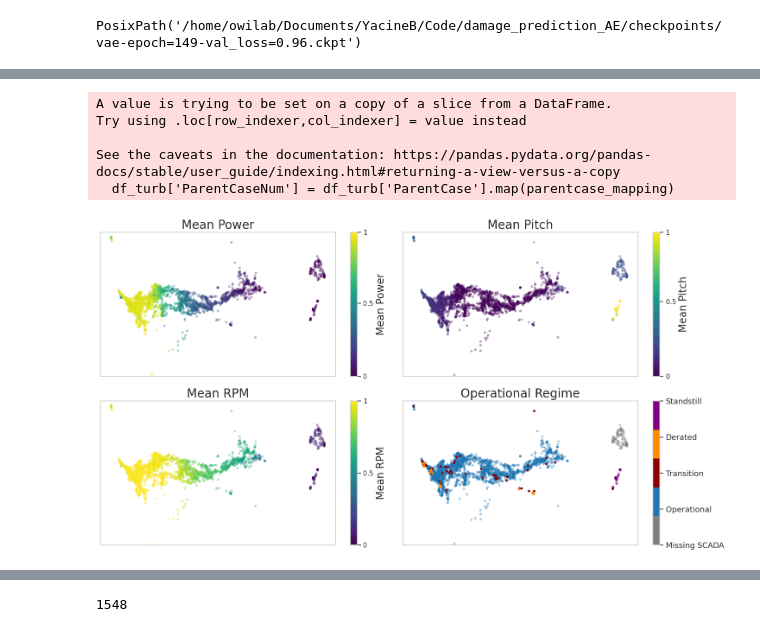
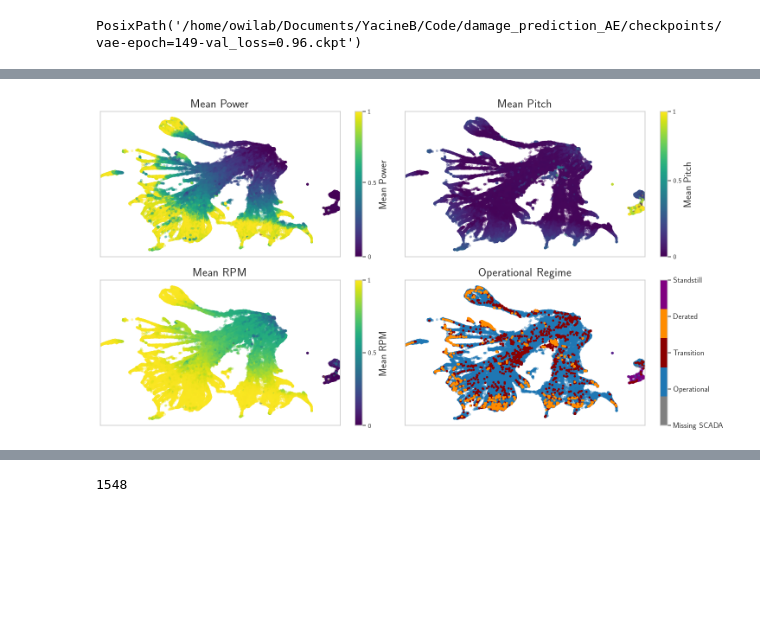
Before and after one commit to YacineBelHadj/damage_prediction_AE, a Jupyter notebook: src/model/vae_multi_sensor.ipynb, the cells around one changed output, grey strips where cells are left out. Drawn from its saved outputs; the diff is of its cells as text; code cells hidden in the pictures; blank space fills up the shorter version.

```diff
--- a/src/model/vae_multi_sensor.ipynb
+++ b/src/model/vae_multi_sensor.ipynb
@@ -233 +221,4 @@ Already set
+# %%
+best_ae_path = Path('/home/owilab/Documents/YacineB/Code/damage_prediction_AE/checkpoints/vae-epoch=26-val_loss=0.74-v4.ckpt')
+model_ae =TrainingMultiHeadAE.load_from_checkpoint(best_ae_path)
 # %%
@@ -292,7 +361,8 @@ for batch in data_loader_dem.all_dataloader():
                             'mean_rpm':batch['mean_rpm'].cpu().numpy(),
                             'caseID':batch['caseID'],
                             'embedding':[e.cpu().numpy() for e in mu],
-                            'turbine_name':batch['turbine_name']})
+                            'turbine_name':batch['turbine_name'],
+                            'timestamp':batch['timestamp']})
     dfs.append(df_temp)
 df = pd.concat(dfs)
 # %%
@@ -316,16 +393,6 @@ from matplotlib.colors import ListedColormap, BoundaryNorm
 import seaborn as sns
 sns.set(style="whitegrid")
 
-# Assuming df is your DataFrame and it now contains 'ParentCase' column
-
-# 1. Encode ParentCase as numeric labels
-label_encoder = LabelEncoder()
-df['ParentCase_encoded'] = label_encoder.fit_transform(df['ParentCase'])
-
-# Retrieve the mapping of encoded labels to original ParentCase labels
-encoded_labels = df['ParentCase_encoded'].unique()
-original_labels = label_encoder.inverse_transform(encoded_labels)
-label_mapping = dict(zip(encoded_labels, original_labels))
 
 # 2. Combine all embeddings into a numpy array for turbine_name == 28
 
@@ -374,10 +422,0 @@ df
-# %%
-import matplotlib.pyplot as plt
-import matplotlib
-
-matplotlib.rcParams.update(matplotlib.rcParamsDefault)
-matplotlib.rc('text', usetex=True)
-matplotlib.rcParams['font.family'] = 'DejaVu Sans'
-matplotlib.rcParams['font.size'] = 13
-matplotlib.rcParams['axes.linewidth'] = 2
-matplotlib.rcParams['axes.unicode_minus'] = False
@@ -532,9 +426,7 @@ import matplotlib.cm as cm
 
 # Plot the t-SNE projection with color bars for each plot
 fig, ax = plt.subplots(nrows=2, ncols=2, figsize=(15, 8))
-
-df_turb = df[df['turbine_name'] ==8]
-# Mean Power plot
+df_turb = df
 norm1 = Normalize(vmin=df_turb.mean_power.min(), vmax=df_turb.mean_power.max())
 sc1 = ax[0, 0].scatter(
     df_turb['x'], df_turb['y'],
@@ -543,7 +435,8 @@ sc1 = ax[0, 0].scatter(
     s=10, alpha=.3
 )
 ax[0, 0].set_title('Mean Power',fontsize=20)
-ax[0,0].set_ylim([0,8])
+#
+#ax[0,0].set_ylim([0,8])
 sm1 = cm.ScalarMappable(cmap='viridis', norm=norm1)
 sm1.set_array([])  # Required for ScalarMappable
 cbar = fig.colorbar(sm1, ax=ax[0, 0])
@@ -558,7 +451,7 @@ sc3 = ax[0, 1].scatter(
     c=norm3(df_turb.mean_pitch), cmap='viridis', s=10, alpha=.3
 )
 ax[0, 1].set_title('Mean Pitch',fontsize=20)
-ax[0,1].set_ylim([0,8])
+#ax[0,1].set_ylim([0,8])
 sm2 = cm.ScalarMappable(cmap='viridis', norm=norm3)
 sm2.set_array([])  # Required for ScalarMappable
 cbar = fig.colorbar(sm2, ax=ax[0, 1], label='Mean Pitch')
@@ -573,7 +466,7 @@ sc4 = ax[1, 0].scatter(
     c=norm4(df_turb.mean_rpm), cmap='viridis', s=10, alpha=.3
 )
 ax[1, 0].set_title('Mean RPM',fontsize=20)
-ax[1,0].set_ylim([0,8])
+#ax[1,0].set_ylim([0,8])
 sm4 = cm.ScalarMappable(cmap='viridis', norm=norm4)
 sm4.set_array([])  # Required for ScalarMappable
 cbar = fig.colorbar(sm4, ax=ax[1, 0])
@@ -618,7 +511,7 @@ cbar.set_ticklabels(list(custom_palette.keys()))
 cbar.ax.tick_params(labelsize=13)
 
 ax[1, 1].set_title('Operational Regime',fontsize=20)
-ax[1,1].set_ylim([0,8])
+#ax[1,1].set_ylim([0,8])
 
 df_transition = df_turb[df_turb['ParentCase'] == 'Transition']
 ax[1,1].scatter(data=df_transition,
@@ -626,36 +519,31 @@ ax[1,1].scatter(data=df_transition,
     y='y',
     color='darkred',
     s=7,
     label='Transition'
 )
 # plot derated points with a different marker
 df_derated = df_turb[df_turb['ParentCase'] == 'Derated']
 ax[1,1].scatter(data=df_derated,
     x='x',
     y='y',
     color='darkorange',
     s=7,
     label='Derated'
 )
 
 for i in range(4):
     # remove the x and y axis labels and ticks
     ax[i//2, i%2].set_ylabel("")
     ax[i//2, i%2].set_xlabel("")
     ax[i//2, i%2].set_xticks([])
     ax[i//2, i%2].set_yticks([])
 
 #cbar.ax.set_yticklabels([label_mapping[i] for i in range(len(label_mapping))])
 
 
 # Adjust layout and show plot
 plt.tight_layout()
 plt.savefig('embedding_plot.png', dpi=300)
 plt.show()
 # %% [output]
-A value is trying to be set on a copy of a slice from a DataFrame.
-Try using .loc[row_indexer,col_indexer] = value instead
-
-See the caveats in the documentation: https://pandas.pydata.org/pandas-docs/stable/user_guide/indexing.html#returning-a-view-versus-a-copy
-  df_turb['ParentCaseNum'] = df_turb['ParentCase'].map(parentcase_mapping)
-[figure, old version]
+[figure, new version]
```
Also changed, not shown: parts of 45 cells of this notebook, 23 other files.
